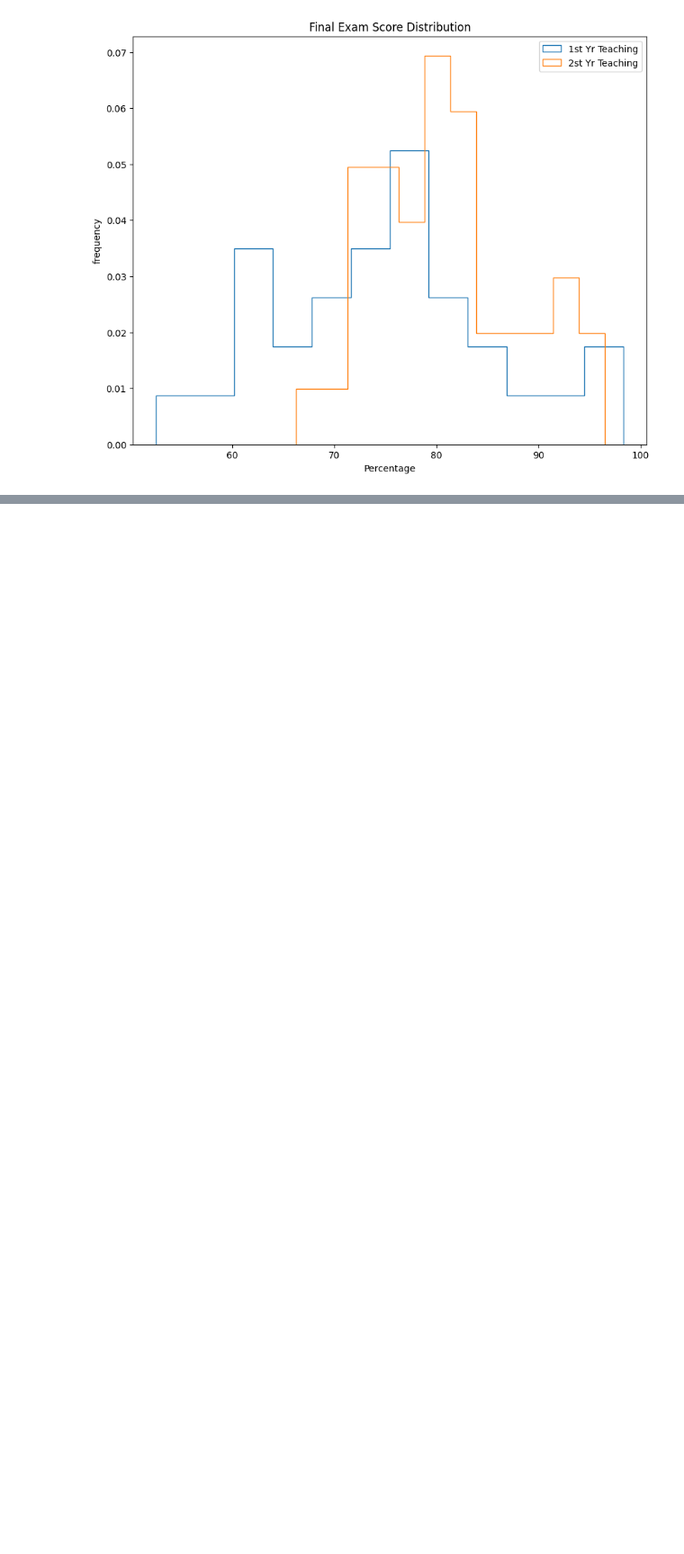
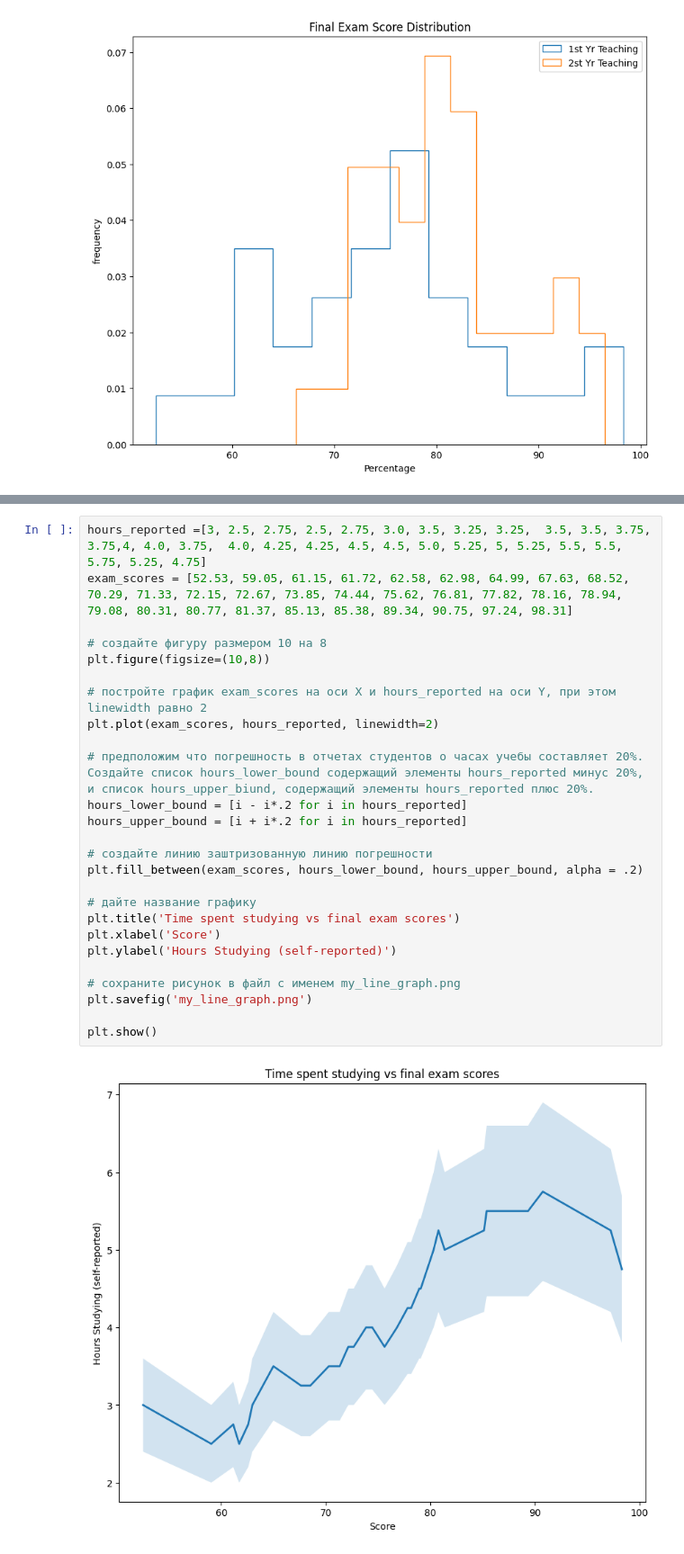
Before and after one commit to artipyzzz/Data-Science-Notebook, a Jupyter notebook: 4 Data Vis/projects/1 project.ipynb, the cells around one changed output, grey strips where cells are left out. Shown: that part at 90% size. Cells and saved outputs as stored; diff of their text form; blank space fills up the shorter version.

```diff
--- a/4 Data Vis/projects/1 project.ipynb
+++ b/4 Data Vis/projects/1 project.ipynb
@@ -212,0 +249,28 @@ plt.show()
+# %%
+hours_reported =[3, 2.5, 2.75, 2.5, 2.75, 3.0, 3.5, 3.25, 3.25,  3.5, 3.5, 3.75, 3.75,4, 4.0, 3.75,  4.0, 4.25, 4.25, 4.5, 4.5, 5.0, 5.25, 5, 5.25, 5.5, 5.5, 5.75, 5.25, 4.75]
+exam_scores = [52.53, 59.05, 61.15, 61.72, 62.58, 62.98, 64.99, 67.63, 68.52, 70.29, 71.33, 72.15, 72.67, 73.85, 74.44, 75.62, 76.81, 77.82, 78.16, 78.94, 79.08, 80.31, 80.77, 81.37, 85.13, 85.38, 89.34, 90.75, 97.24, 98.31]
+
+# создайте фигуру размером 10 на 8
+plt.figure(figsize=(10,8))
+
+# постройте график exam_scores на оси X и hours_reported на оси Y, при этом linewidth равно 2
+plt.plot(exam_scores, hours_reported, linewidth=2)
+
+# предположим что погрешность в отчетах студентов о часах учебы составляет 20%. Создайте список hours_lower_bound содержащий элементы hours_reported минус 20%, и список hours_upper_biund, содержащий элементы hours_reported плюс 20%.
+hours_lower_bound = [i - i*.2 for i in hours_reported]
+hours_upper_bound = [i + i*.2 for i in hours_reported]
+
+# создайте линию заштризованную линию погрешности
+plt.fill_between(exam_scores, hours_lower_bound, hours_upper_bound, alpha = .2)
+
+# дайте название графику
+plt.title('Time spent studying vs final exam scores')
+plt.xlabel('Score')
+plt.ylabel('Hours Studying (self-reported)')
+
+# сохраните рисунок в файл с именем my_line_graph.png
+plt.savefig('my_line_graph.png')
+
+plt.show()
+# %% [output]
+[figure, added]
```
Also changed, not shown: parts of 2 cells of this notebook, 4 other files.
